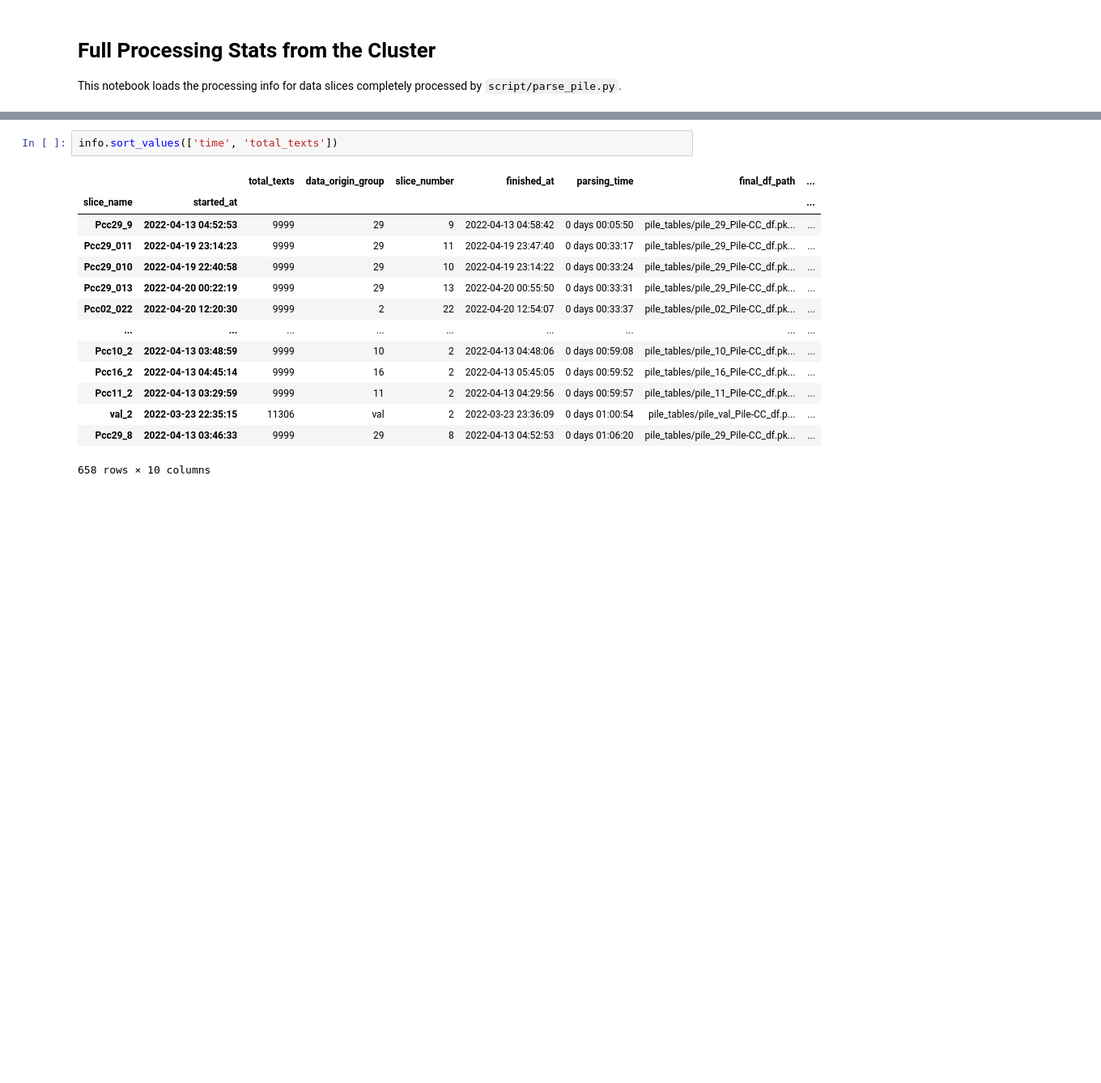
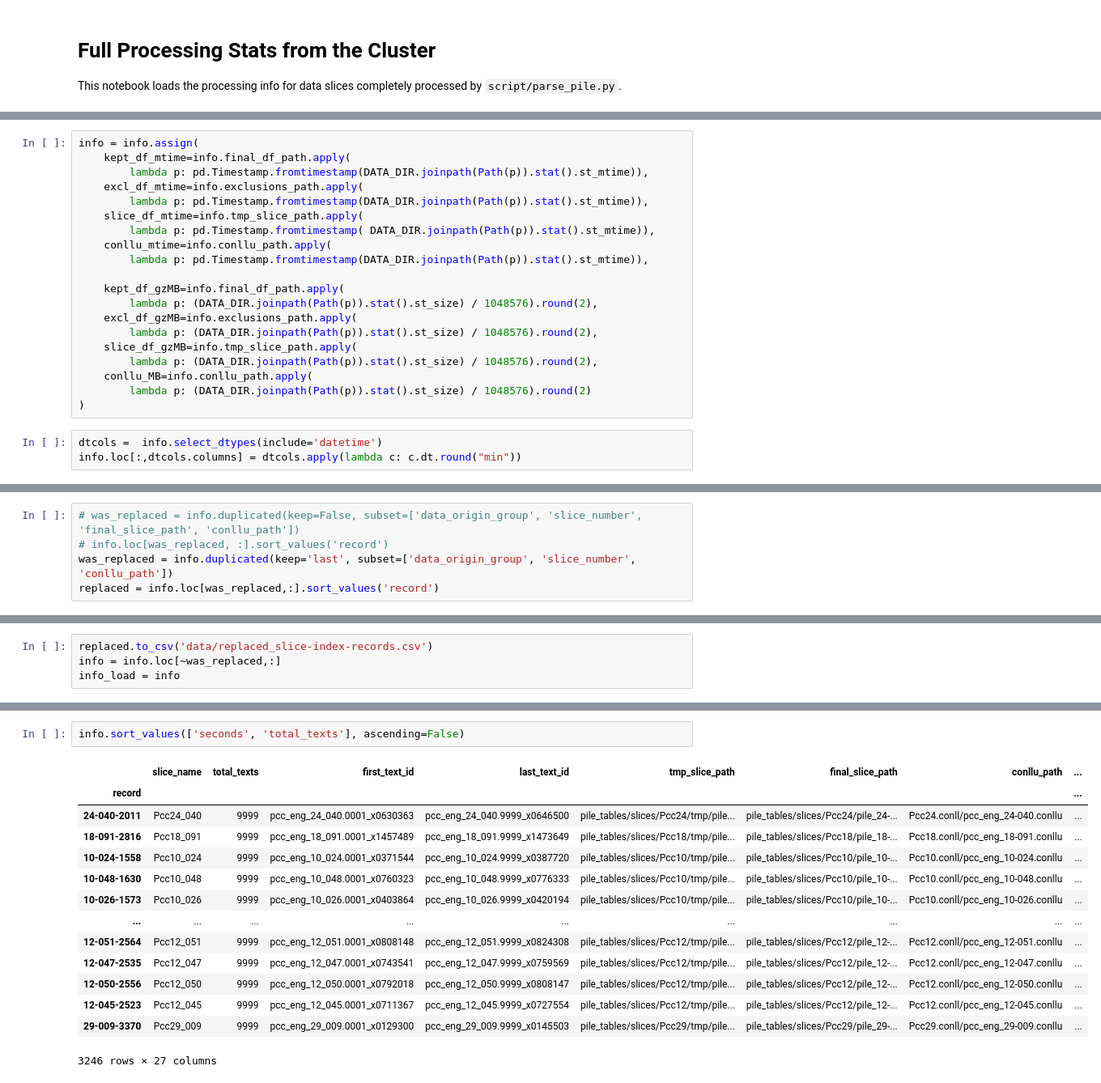
Before and after one commit to MatsRooth/puddin, a Jupyter notebook: notebooks/view_processing-index-csv.ipynb, the cells around one changed output, grey strips where cells are left out. Shown: that part at 81% size. Drawn from its saved outputs; the diff is of its cells as text; blank space fills up the shorter version.

```diff
--- a/notebooks/view_processing-index-csv.ipynb
+++ b/notebooks/view_processing-index-csv.ipynb
@@ -24,0 +38,23 @@ info = info.set_index(['slice_name','started_at'])
+# %%
+info = info.assign(
+    kept_df_mtime=info.final_df_path.apply(
+        lambda p: pd.Timestamp.fromtimestamp(DATA_DIR.joinpath(Path(p)).stat().st_mtime)),
+    excl_df_mtime=info.exclusions_path.apply(
+        lambda p: pd.Timestamp.fromtimestamp(DATA_DIR.joinpath(Path(p)).stat().st_mtime)),
+    slice_df_mtime=info.tmp_slice_path.apply(
+        lambda p: pd.Timestamp.fromtimestamp( DATA_DIR.joinpath(Path(p)).stat().st_mtime)),
+    conllu_mtime=info.conllu_path.apply(
+        lambda p: pd.Timestamp.fromtimestamp(DATA_DIR.joinpath(Path(p)).stat().st_mtime)),
+
+    kept_df_gzMB=info.final_df_path.apply(
+        lambda p: (DATA_DIR.joinpath(Path(p)).stat().st_size) / 1048576).round(2),
+    excl_df_gzMB=info.exclusions_path.apply(
+        lambda p: (DATA_DIR.joinpath(Path(p)).stat().st_size) / 1048576).round(2),
+    slice_df_gzMB=info.tmp_slice_path.apply(
+        lambda p: (DATA_DIR.joinpath(Path(p)).stat().st_size) / 1048576).round(2),
+    conllu_MB=info.conllu_path.apply(
+        lambda p: (DATA_DIR.joinpath(Path(p)).stat().st_size) / 1048576).round(2)
+)
+# %%
+dtcols =  info.select_dtypes(include='datetime')
+info.loc[:,dtcols.columns] = dtcols.apply(lambda c: c.dt.round("min"))
@@ -24,0 +72,5 @@ info = info.set_index(['slice_name','started_at'])
+# %%
+# was_replaced = info.duplicated(keep=False, subset=['data_origin_group', 'slice_number', 'final_slice_path', 'conllu_path'])
+# info.loc[was_replaced, :].sort_values('record')
+was_replaced = info.duplicated(keep='last', subset=['data_origin_group', 'slice_number', 'conllu_path'])
+replaced = info.loc[was_replaced,:].sort_values('record')
@@ -24,0 +79,4 @@ info = info.set_index(['slice_name','started_at'])
+# %%
+replaced.to_csv('data/replaced_slice-index-records.csv')
+info = info.loc[~was_replaced,:]
+info_load = info
@@ -25,17 +85,17 @@ info = info.set_index(['slice_name','started_at'])
 # %%
-info.sort_values(['time', 'total_texts'])
+info.sort_values(['seconds', 'total_texts'], ascending=False)
 # %% [output]
-|  |  | total_texts | data_origin_group | slice_number | finished_at | parsing_time | final_df_path | ... |
-| slice_name | started_at |  |  |  |  |  |  | ... |
-| Pcc29_9 | 2022-04-13 04:52:53 | 9999 | 29 | 9 | 2022-04-13 04:58:42 | 0 days 00:05:50 | pile_tables/pile_29_Pile-CC_df.pk... | ... |
-| Pcc29_011 | 2022-04-19 23:14:23 | 9999 | 29 | 11 | 2022-04-19 23:47:40 | 0 days 00:33:17 | pile_tables/pile_29_Pile-CC_df.pk... | ... |
-| Pcc29_010 | 2022-04-19 22:40:58 | 9999 | 29 | 10 | 2022-04-19 23:14:22 | 0 days 00:33:24 | pile_tables/pile_29_Pile-CC_df.pk... | ... |
-| Pcc29_013 | 2022-04-20 00:22:19 | 9999 | 29 | 13 | 2022-04-20 00:55:50 | 0 days 00:33:31 | pile_tables/pile_29_Pile-CC_df.pk... | ... |
-| Pcc02_022 | 2022-04-20 12:20:30 | 9999 | 2 | 22 | 2022-04-20 12:54:07 | 0 days 00:33:37 | pile_tables/pile_02_Pile-CC_df.pk... | ... |
+|  | slice_name | total_texts | first_text_id | last_text_id | tmp_slice_path | final_slice_path | conllu_path | ... |
+| record |  |  |  |  |  |  |  | ... |
+| 24-040-2011 | Pcc24_040 | 9999 | pcc_eng_24_040.0001_x0630363 | pcc_eng_24_040.9999_x0646500 | pile_tables/slices/Pcc24/tmp/pile... | pile_tables/slices/Pcc24/pile_24-... | Pcc24.conll/pcc_eng_24-040.conllu | ... |
+| 18-091-2816 | Pcc18_091 | 9999 | pcc_eng_18_091.0001_x1457489 | pcc_eng_18_091.9999_x1473649 | pile_tables/slices/Pcc18/tmp/pile... | pile_tables/slices/Pcc18/pile_18-... | Pcc18.conll/pcc_eng_18-091.conllu | ... |
+| 10-024-1558 | Pcc10_024 | 9999 | pcc_eng_10_024.0001_x0371544 | pcc_eng_10_024.9999_x0387720 | pile_tables/slices/Pcc10/tmp/pile... | pile_tables/slices/Pcc10/pile_10-... | Pcc10.conll/pcc_eng_10-024.conllu | ... |
+| 10-048-1630 | Pcc10_048 | 9999 | pcc_eng_10_048.0001_x0760323 | pcc_eng_10_048.9999_x0776333 | pile_tables/slices/Pcc10/tmp/pile... | pile_tables/slices/Pcc10/pile_10-... | Pcc10.conll/pcc_eng_10-048.conllu | ... |
+| 10-026-1573 | Pcc10_026 | 9999 | pcc_eng_10_026.0001_x0403864 | pcc_eng_10_026.9999_x0420194 | pile_tables/slices/Pcc10/tmp/pile... | pile_tables/slices/Pcc10/pile_10-... | Pcc10.conll/pcc_eng_10-026.conllu | ... |
 | ... | ... | ... | ... | ... | ... | ... | ... | ... |
-| Pcc10_2 | 2022-04-13 03:48:59 | 9999 | 10 | 2 | 2022-04-13 04:48:06 | 0 days 00:59:08 | pile_tables/pile_10_Pile-CC_df.pk... | ... |
-| Pcc16_2 | 2022-04-13 04:45:14 | 9999 | 16 | 2 | 2022-04-13 05:45:05 | 0 days 00:59:52 | pile_tables/pile_16_Pile-CC_df.pk... | ... |
-| Pcc11_2 | 2022-04-13 03:29:59 | 9999 | 11 | 2 | 2022-04-13 04:29:56 | 0 days 00:59:57 | pile_tables/pile_11_Pile-CC_df.pk... | ... |
-| val_2 | 2022-03-23 22:35:15 | 11306 | val | 2 | 2022-03-23 23:36:09 | 0 days 01:00:54 | pile_tables/pile_val_Pile-CC_df.p... | ... |
-| Pcc29_8 | 2022-04-13 03:46:33 | 9999 | 29 | 8 | 2022-04-13 04:52:53 | 0 days 01:06:20 | pile_tables/pile_29_Pile-CC_df.pk... | ... |
+| 12-051-2564 | Pcc12_051 | 9999 | pcc_eng_12_051.0001_x0808148 | pcc_eng_12_051.9999_x0824308 | pile_tables/slices/Pcc12/tmp/pile... | pile_tables/slices/Pcc12/pile_12-... | Pcc12.conll/pcc_eng_12-051.conllu | ... |
+| 12-047-2535 | Pcc12_047 | 9999 | pcc_eng_12_047.0001_x0743541 | pcc_eng_12_047.9999_x0759569 | pile_tables/slices/Pcc12/tmp/pile... | pile_tables/slices/Pcc12/pile_12-... | Pcc12.conll/pcc_eng_12-047.conllu | ... |
+| 12-050-2556 | Pcc12_050 | 9999 | pcc_eng_12_050.0001_x0792018 | pcc_eng_12_050.9999_x0808147 | pile_tables/slices/Pcc12/tmp/pile... | pile_tables/slices/Pcc12/pile_12-... | Pcc12.conll/pcc_eng_12-050.conllu | ... |
+| 12-045-2523 | Pcc12_045 | 9999 | pcc_eng_12_045.0001_x0711367 | pcc_eng_12_045.9999_x0727554 | pile_tables/slices/Pcc12/tmp/pile... | pile_tables/slices/Pcc12/pile_12-... | Pcc12.conll/pcc_eng_12-045.conllu | ... |
+| 29-009-3370 | Pcc29_009 | 9999 | pcc_eng_29_009.0001_x0129300 | pcc_eng_29_009.9999_x0145503 | pile_tables/slices/Pcc29/tmp/pile... | pile_tables/slices/Pcc29/pile_29-... | Pcc29.conll/pcc_eng_29-009.conllu | ... |
-658 rows × 10 columns
+3246 rows × 27 columns
```
Also changed, not shown: parts of 17 cells of this notebook, 6 other files.
